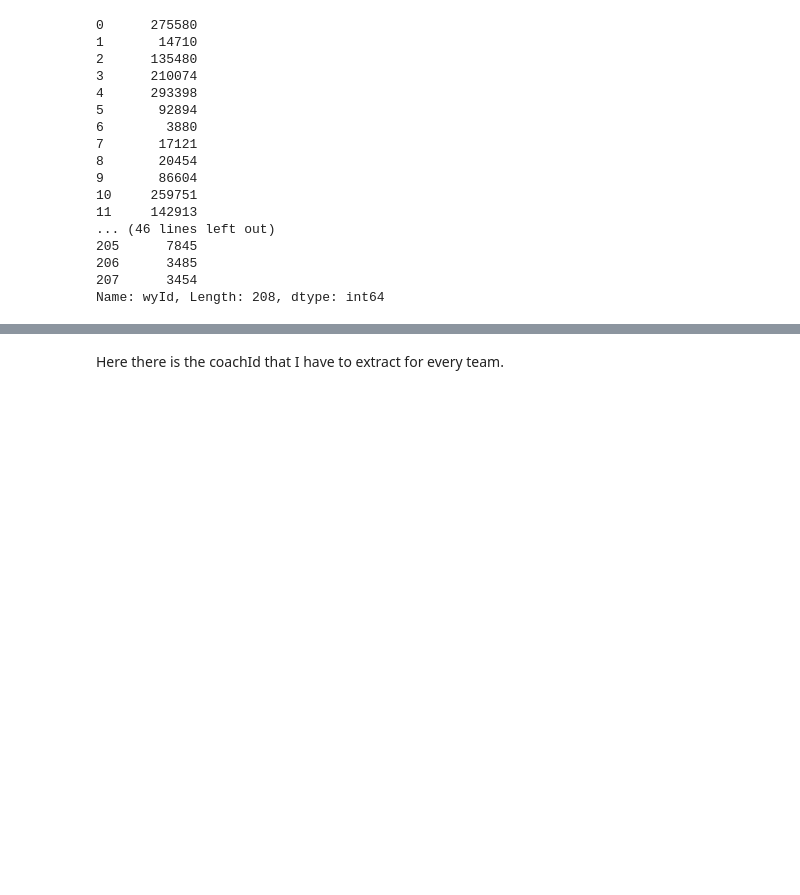
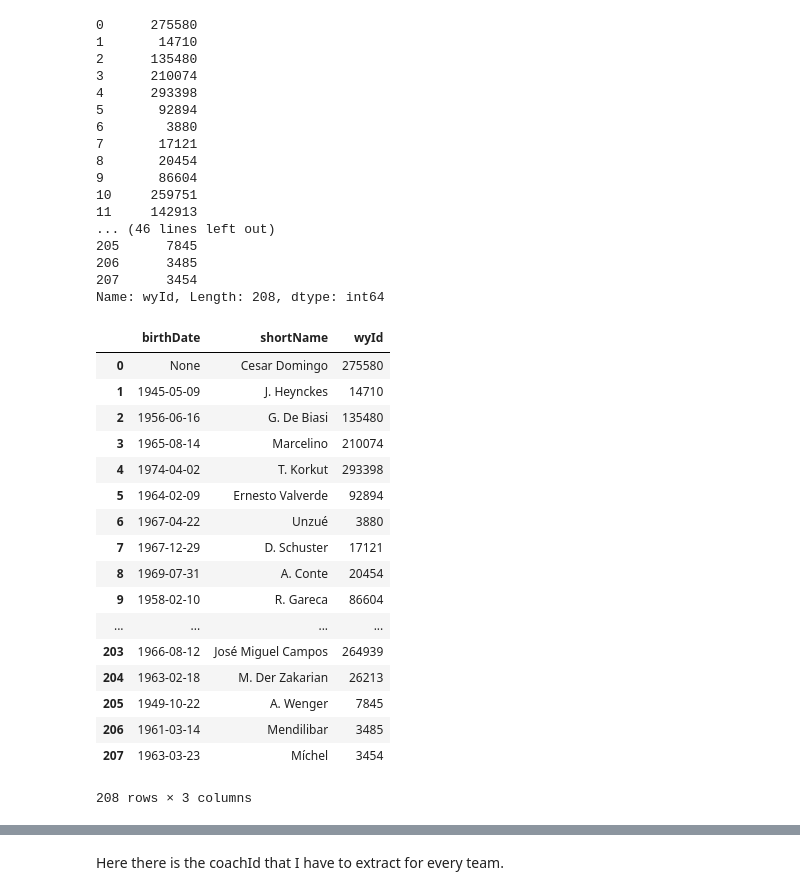
Before and after one commit to DavideZingaro/HW2, a Jupyter notebook: ExRQ3.ipynb, the cells around one changed output, grey strips where cells are left out. Saved outputs shown, nothing was run; the diff lists cells and outputs as text; code cells hidden in the pictures; blank space fills up the shorter version.

```diff
--- a/ExRQ3.ipynb
+++ b/ExRQ3.ipynb
@@ -53,3 +53,25 @@ coaches.loc[:,'wyId']
 206      3485
 207      3454
 Name: wyId, Length: 208, dtype: int64
+# %%
+data1 = pd.concat([coaches['birthDate'],coaches['shortName'], coaches['wyId']], axis = 1)
+data1
+# %% [output]
+|  | birthDate | shortName | wyId |
+| 0 | None | Cesar Domingo | 275580 |
+| 1 | 1945-05-09 | J. Heynckes | 14710 |
+| 2 | 1956-06-16 | G. De Biasi | 135480 |
+| 3 | 1965-08-14 | Marcelino | 210074 |
+| 4 | 1974-04-02 | T. Korkut | 293398 |
+| 5 | 1964-02-09 | Ernesto Valverde | 92894 |
+| 6 | 1967-04-22 | Unzué | 3880 |
+| 7 | 1967-12-29 | D. Schuster | 17121 |
+| 8 | 1969-07-31 | A. Conte | 20454 |
+| 9 | 1958-02-10 | R. Gareca | 86604 |
+| ... | ... | ... | ... |
+| 203 | 1966-08-12 | José Miguel Campos | 264939 |
+| 204 | 1963-02-18 | M. Der Zakarian | 26213 |
+| 205 | 1949-10-22 | A. Wenger | 7845 |
+| 206 | 1961-03-14 | Mendilibar | 3485 |
+| 207 | 1963-03-23 | Míchel | 3454 |
+208 rows × 3 columns
```
Also changed, not shown: parts of 19 cells of this notebook.
